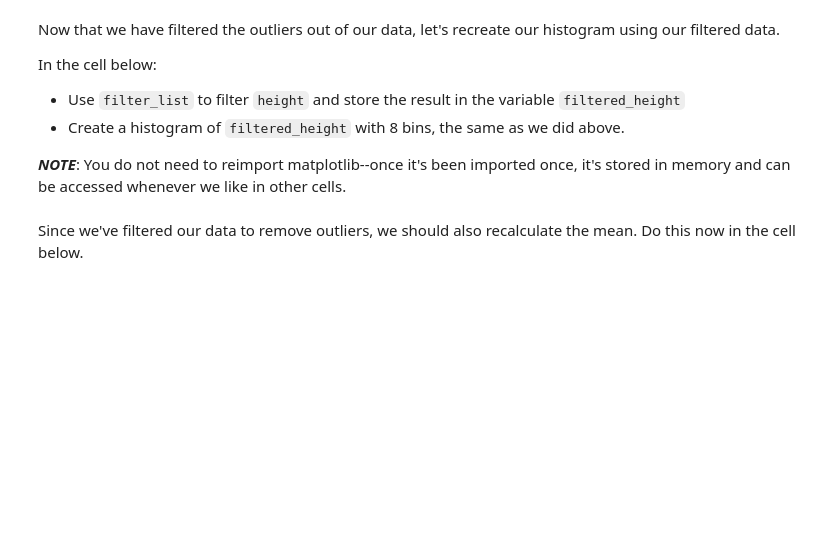
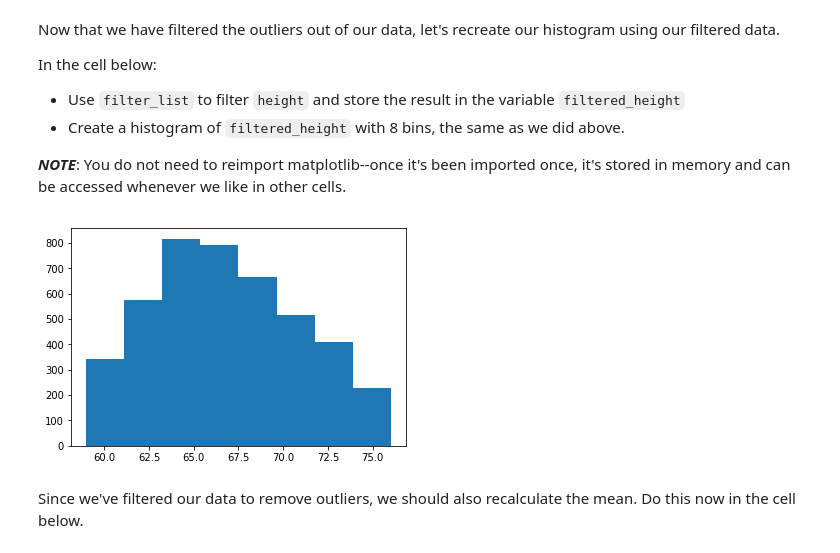
Before and after one commit to spettiett/dsc-implementing-statistics-with-functions-lab-online-ds-pt-061019, a Jupyter notebook: index.ipynb, the cells around one changed output. Saved outputs shown, nothing was run; the diff lists cells and outputs as text; code cells hidden in the pictures; blank space fills up the shorter version.

```diff
--- a/index.ipynb
+++ b/index.ipynb
@@ -94,12 +119,12 @@ Perform following tasks:
 * Return the new list
 # %%
 def filter_list(listA):
-
     listB = []
-
-    # Perform filtering here  in a for loop
-
+    for l in listA:
+        if l < 80:
+            listB.append(l)
     return listB
 
-test = [60, 70, 80, 90]
+test = [60, 70,80, 90]
 filter_list(test) # [60, 70]
+[60, 70]
@@ -105,0 +133,7 @@ filter_list(test) # [60, 70]
+# %%
+def filter_list(listA):
+    ht_threshold = [val < 80 for val in listA]
+    return ht_threshold
+
+test = [60, 70, 80, 90]
+filter_list(test) # [60, 70]
@@ -106,7 +142,8 @@ filter_list(test) # [60, 70]
 # %% [markdown]
 Great, now we can filter our height list and plot a new histogram for the new list to see if things change considerably.
 # %%
-# Filter the height list using the above function
+# Filter the height list using above function
+filtered_height = filter_list(height)
 # %% [markdown]
 Now that we have filtered the outliers out of our data, let's recreate our histogram using our filtered data.
 
@@ -116,8 +153,11 @@ In the cell below:
 * Create a histogram of `filtered_height` with 8 bins, the same as we did above.
 
 **_NOTE_**: You do not need to reimport matplotlib--once it's been imported once, it's stored in memory and can be accessed whenever we like in other cells.
-# %%
-filtered_height = None
+# %%
+# Plot a histogram for the new list - use 8 bins as before
+plt.hist(filtered_height, bins = 8);
+# %% [output]
+[figure, added]
 # %% [markdown]
 Since we've filtered our data to remove outliers, we should also recalculate the mean.  Do this now in the cell below.
 # %%
```
Also changed, not shown: parts of 16 cells of this notebook.
